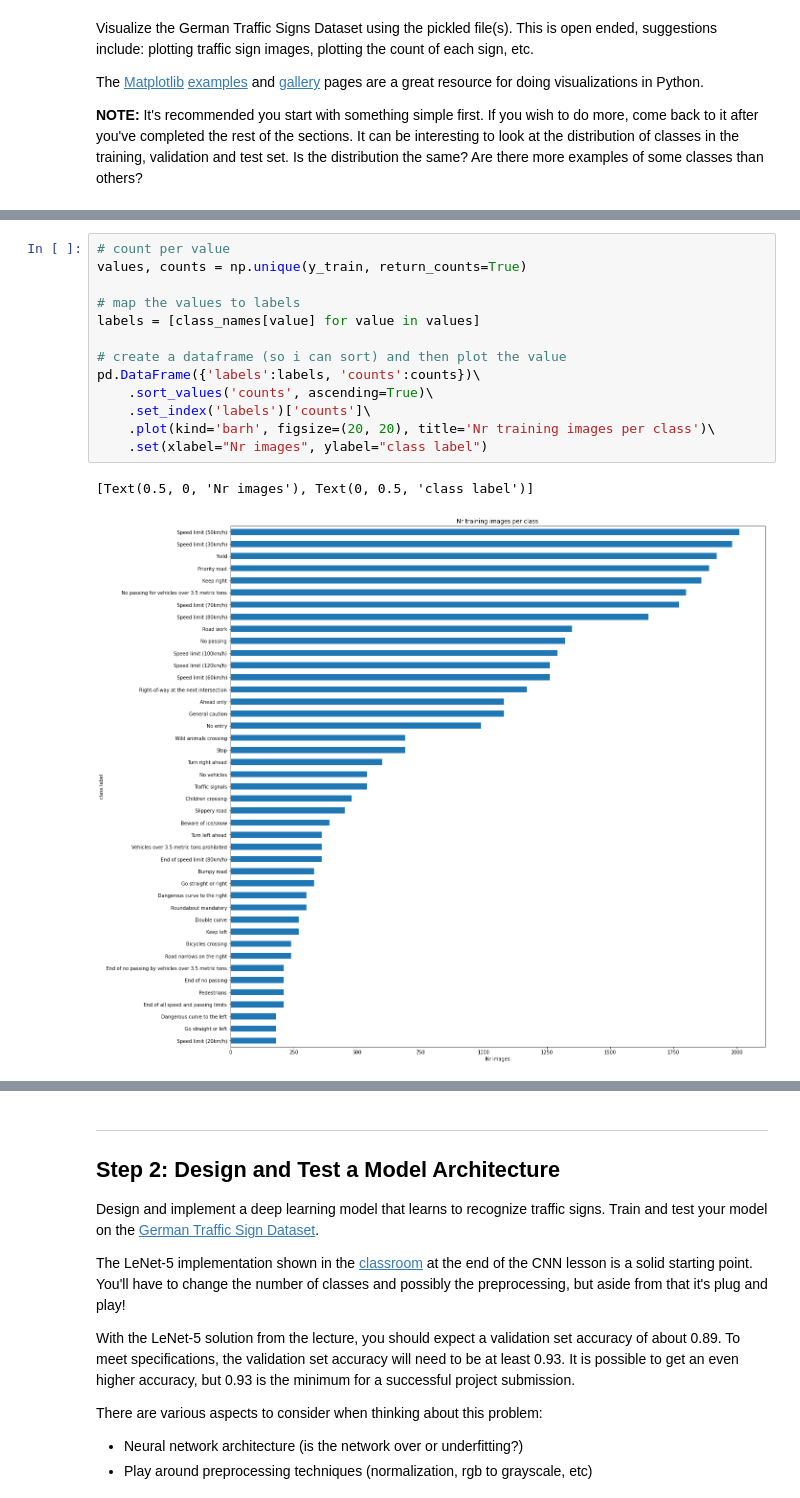
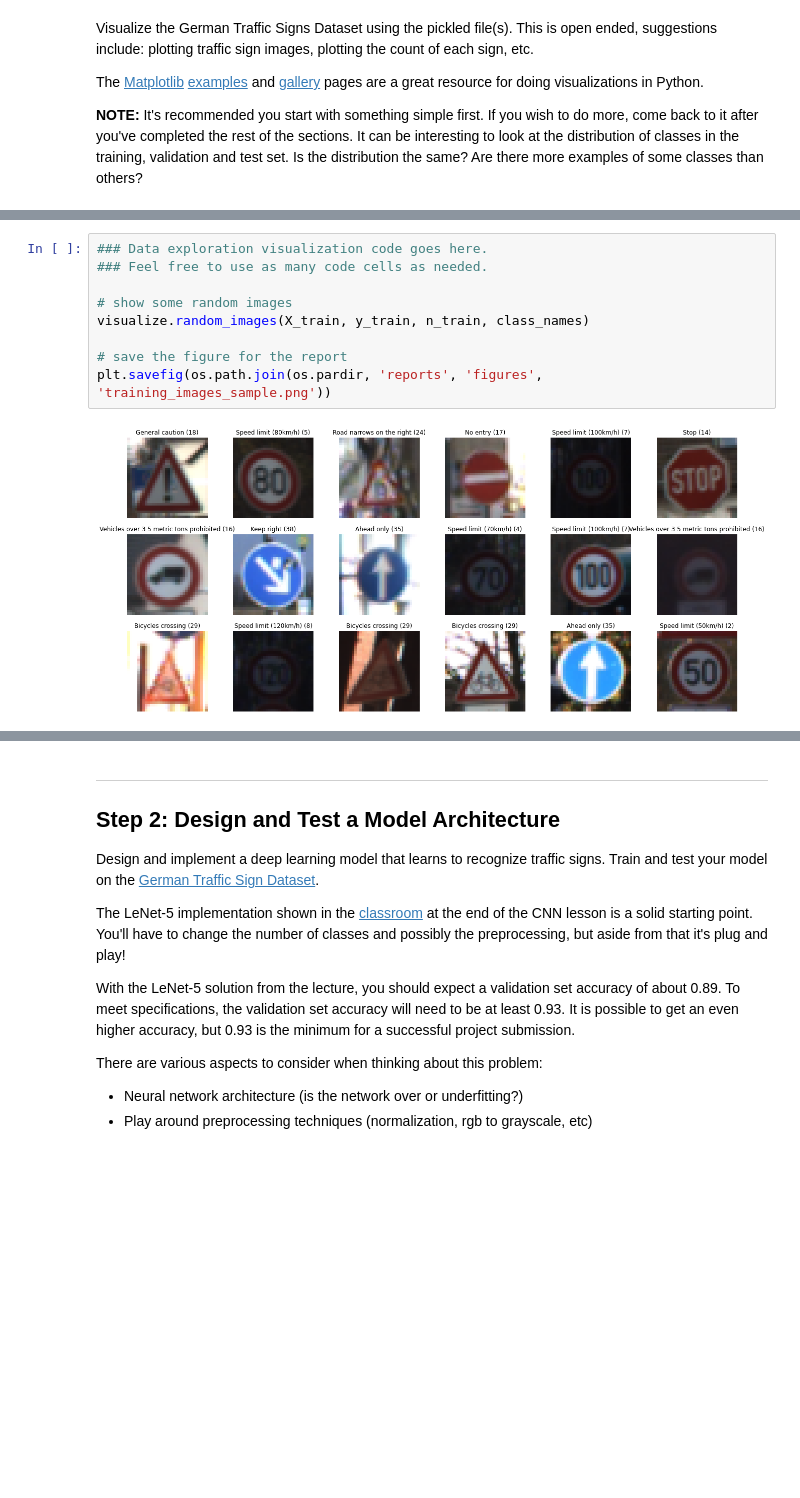
Before and after one commit to willembressers/CarND-Traffic-Sign-Classifier-Project, a Jupyter notebook: notebooks/Traffic_Sign_Classifier.ipynb, the cells around one changed output, grey strips where cells are left out. Cells and saved outputs as stored; diff of their text form; blank space fills up the shorter version.

Commit message:
examples removed | reports added | visualisation code in module | requirements + setup

```diff
--- a/notebooks/Traffic_Sign_Classifier.ipynb
+++ b/notebooks/Traffic_Sign_Classifier.ipynb
@@ -174,16 +160,11 @@ for index, integer in enumerate(integers):
-# %%
-# count per value
-values, counts = np.unique(y_train, return_counts=True)
-
-# map the values to labels
-labels = [class_names[value] for value in values]
-
-# create a dataframe (so i can sort) and then plot the value
-pd.DataFrame({'labels':labels, 'counts':counts})\
-    .sort_values('counts', ascending=True)\
-    .set_index('labels')['counts']\
-    .plot(kind='barh', figsize=(20, 20), title='Nr training images per class')\
-    .set(xlabel="Nr images", ylabel="class label")
-# %% [output]
-[Text(0.5, 0, 'Nr images'), Text(0, 0.5, 'class label')]
-[figure, removed]
+# %%
+### Data exploration visualization code goes here.
+### Feel free to use as many code cells as needed.
+
+# show some random images
+visualize.random_images(X_train, y_train, n_train, class_names)
+
+# save the figure for the report
+plt.savefig(os.path.join(os.pardir, 'reports', 'figures', 'training_images_sample.png'))
+# %% [output]
+[figure, added]
```
Also changed, not shown: parts of 12 cells of this notebook, 18 other files.
